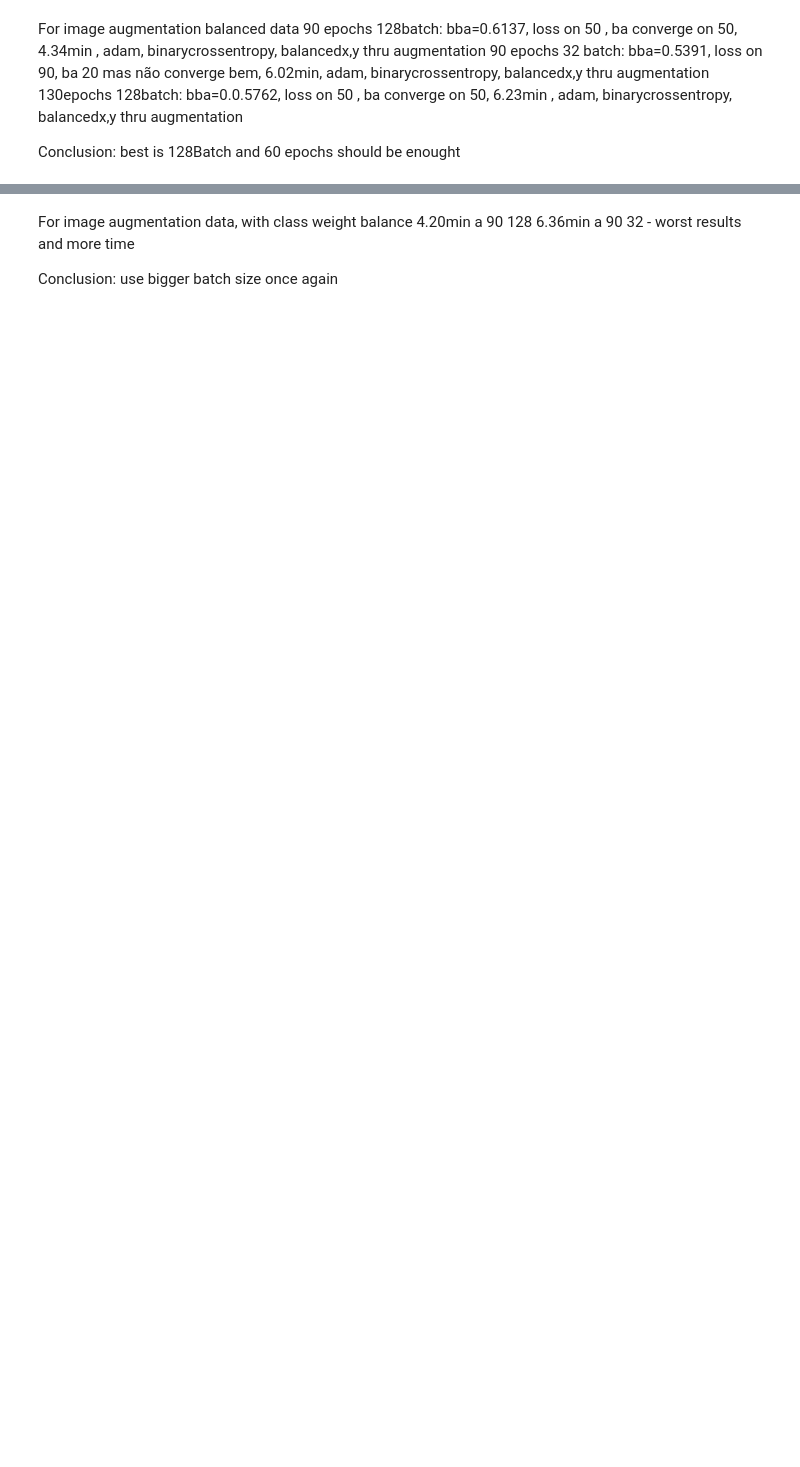
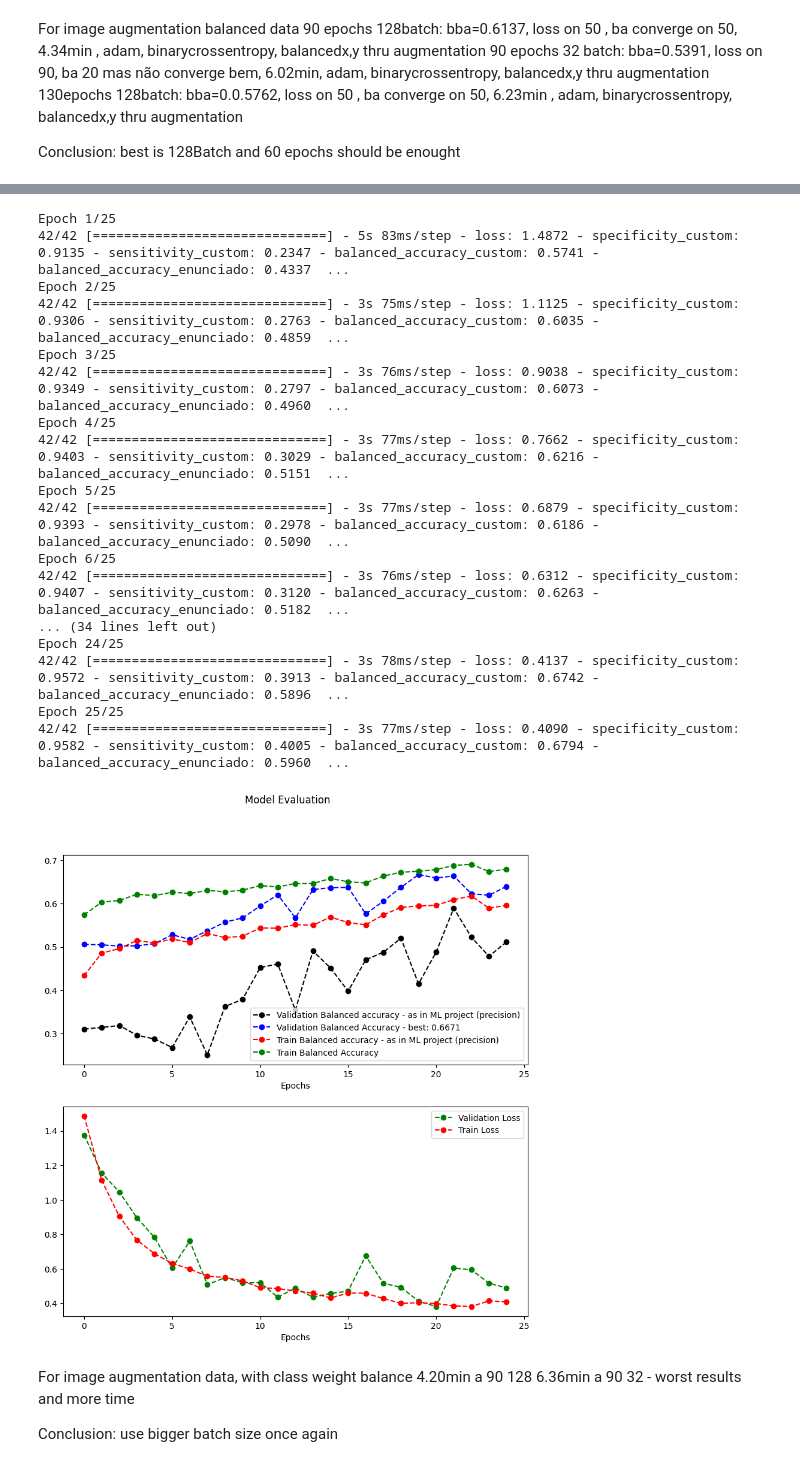
Before and after one commit to Dolfas/ML_Aaut, a Jupyter notebook: Task 5.1/ML_problem5.1 shortversion.ipynb, the cells around one changed output, grey strips where cells are left out. Drawn from its saved outputs; the diff is of its cells as text; code cells hidden in the pictures; blank space fills up the shorter version.

```diff
--- a/Task 5.1/ML_problem5.1 shortversion.ipynb
+++ b/Task 5.1/ML_problem5.1 shortversion.ipynb
@@ -191,3 +179,24 @@ Epoch 30/30
+# %%
+model_weighted, model_history_weighted = neural_defandTrain("adam", "categorical_crossentropy",25,128, X_train, y_train, True)
+# %% [output]
+Epoch 1/25
+42/42 [==============================] - 5s 83ms/step - loss: 1.4872 - specificity_custom: 0.9135 - sensitivity_custom: 0.2347 - balanced_accuracy_custom: 0.5741 - balanced_accuracy_enunciado: 0.4337  ...
+Epoch 2/25
+42/42 [==============================] - 3s 75ms/step - loss: 1.1125 - specificity_custom: 0.9306 - sensitivity_custom: 0.2763 - balanced_accuracy_custom: 0.6035 - balanced_accuracy_enunciado: 0.4859  ...
+Epoch 3/25
+42/42 [==============================] - 3s 76ms/step - loss: 0.9038 - specificity_custom: 0.9349 - sensitivity_custom: 0.2797 - balanced_accuracy_custom: 0.6073 - balanced_accuracy_enunciado: 0.4960  ...
+Epoch 4/25
+42/42 [==============================] - 3s 77ms/step - loss: 0.7662 - specificity_custom: 0.9403 - sensitivity_custom: 0.3029 - balanced_accuracy_custom: 0.6216 - balanced_accuracy_enunciado: 0.5151  ...
+Epoch 5/25
+42/42 [==============================] - 3s 77ms/step - loss: 0.6879 - specificity_custom: 0.9393 - sensitivity_custom: 0.2978 - balanced_accuracy_custom: 0.6186 - balanced_accuracy_enunciado: 0.5090  ...
+Epoch 6/25
+42/42 [==============================] - 3s 76ms/step - loss: 0.6312 - specificity_custom: 0.9407 - sensitivity_custom: 0.3120 - balanced_accuracy_custom: 0.6263 - balanced_accuracy_enunciado: 0.5182  ...
+... (34 lines left out)
+Epoch 24/25
+42/42 [==============================] - 3s 78ms/step - loss: 0.4137 - specificity_custom: 0.9572 - sensitivity_custom: 0.3913 - balanced_accuracy_custom: 0.6742 - balanced_accuracy_enunciado: 0.5896  ...
+Epoch 25/25
+42/42 [==============================] - 3s 77ms/step - loss: 0.4090 - specificity_custom: 0.9582 - sensitivity_custom: 0.4005 - balanced_accuracy_custom: 0.6794 - balanced_accuracy_enunciado: 0.5960  ...
+[figure, added]
 # %% [markdown]
 For image augmentation data, with class weight balance
 4.20min a 90 128
```
Also changed, not shown: parts of 17 cells of this notebook, 34 other files.
